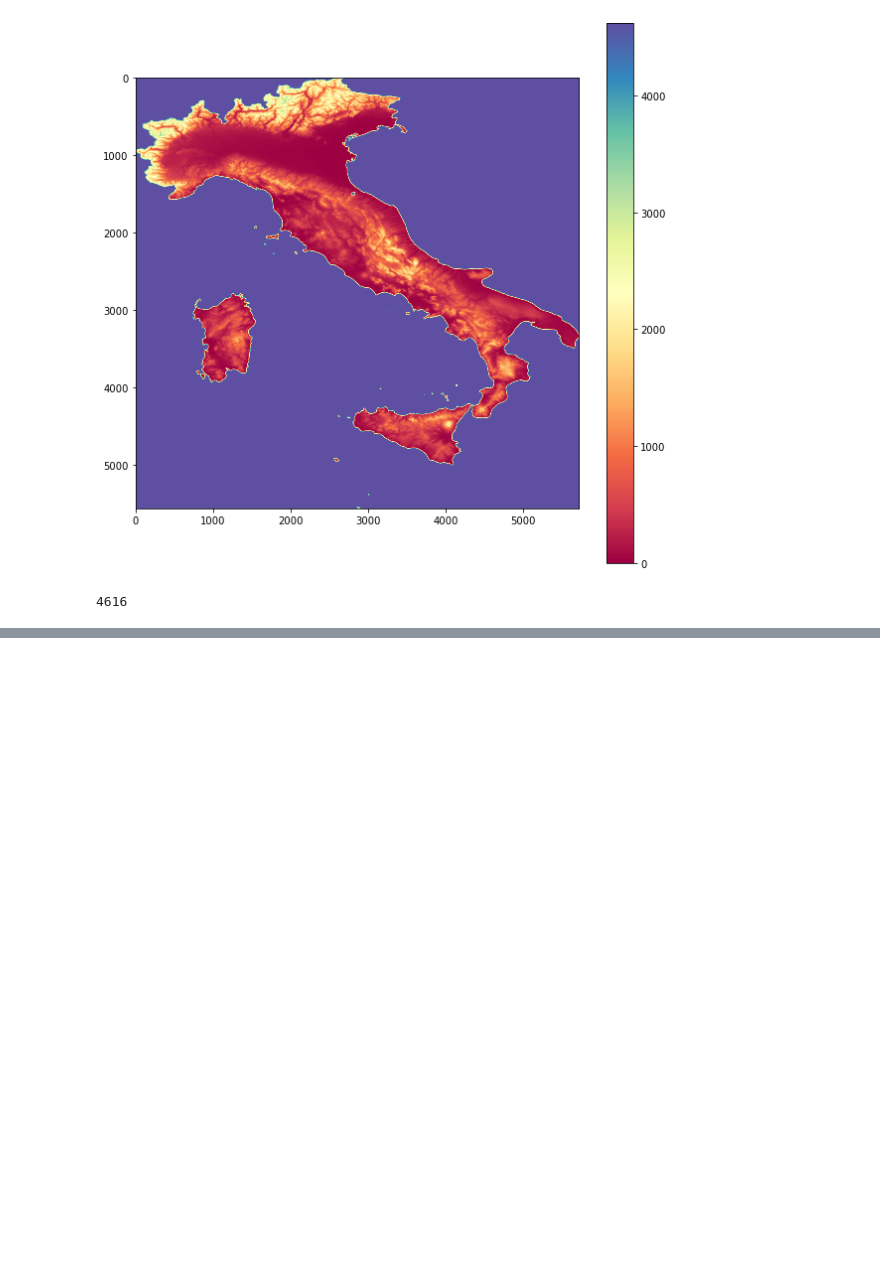
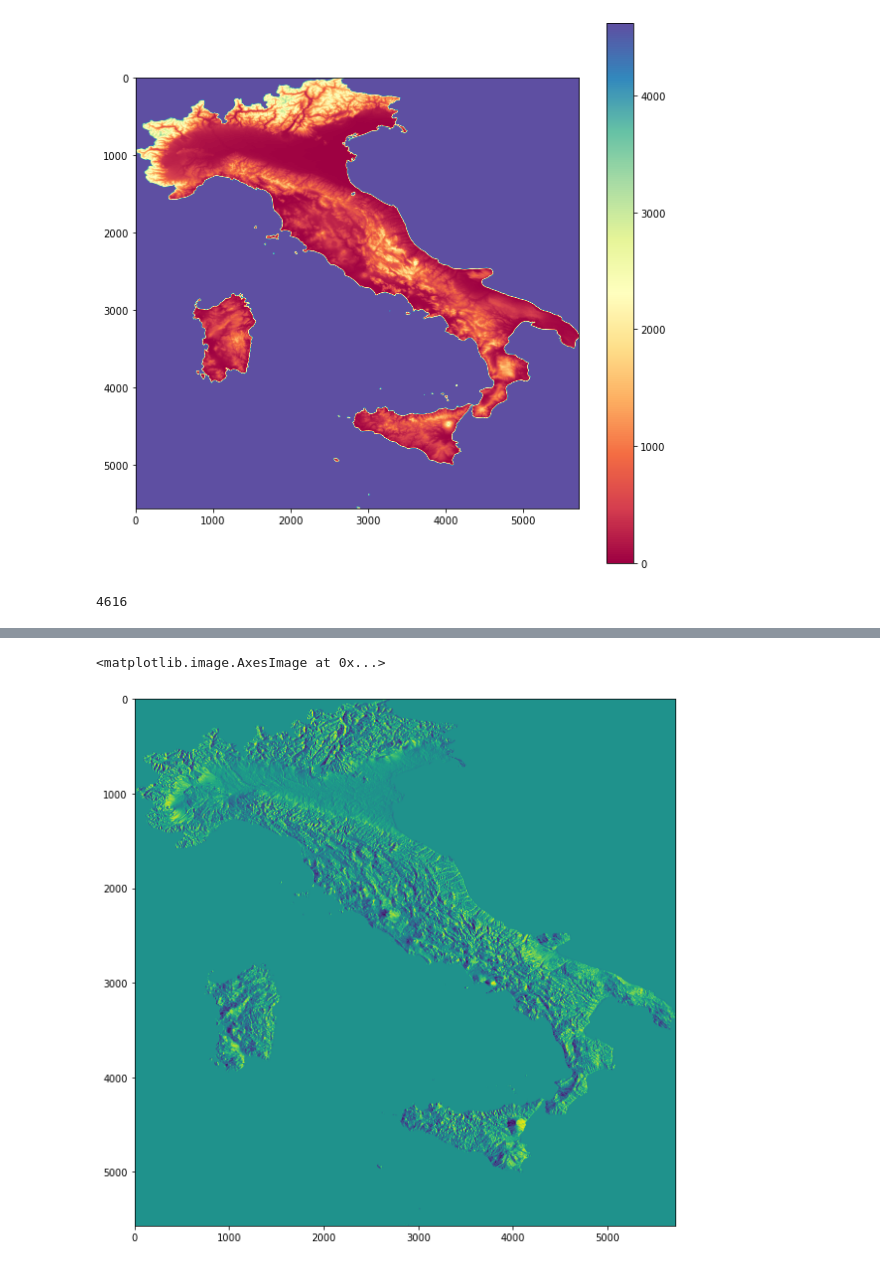
Before and after one commit to kebuhcah/experiments, a Jupyter notebook: rasterio/geoenv_italy_map.ipynb, the cells around one changed output, grey strips where cells are left out. Cells and saved outputs as stored; diff of their text form; code cells hidden in the pictures; blank space fills up the shorter version.

Commit message:
add hillshade. todo: tweak params

```diff
--- a/rasterio/geoenv_italy_map.ipynb
+++ b/rasterio/geoenv_italy_map.ipynb
@@ -100,0 +102,9 @@ plt.show()
+# %%
+import earthpy.spatial as es
+
+hillshade = es.hillshade(italy_topography[0], azimuth=90, altitude=1)
+
+plt.imshow(hillshade)
+# %% [output]
+<matplotlib.image.AxesImage at 0x...>
+[figure, added]
```
Also changed, not shown: parts of 5 cells of this notebook.
